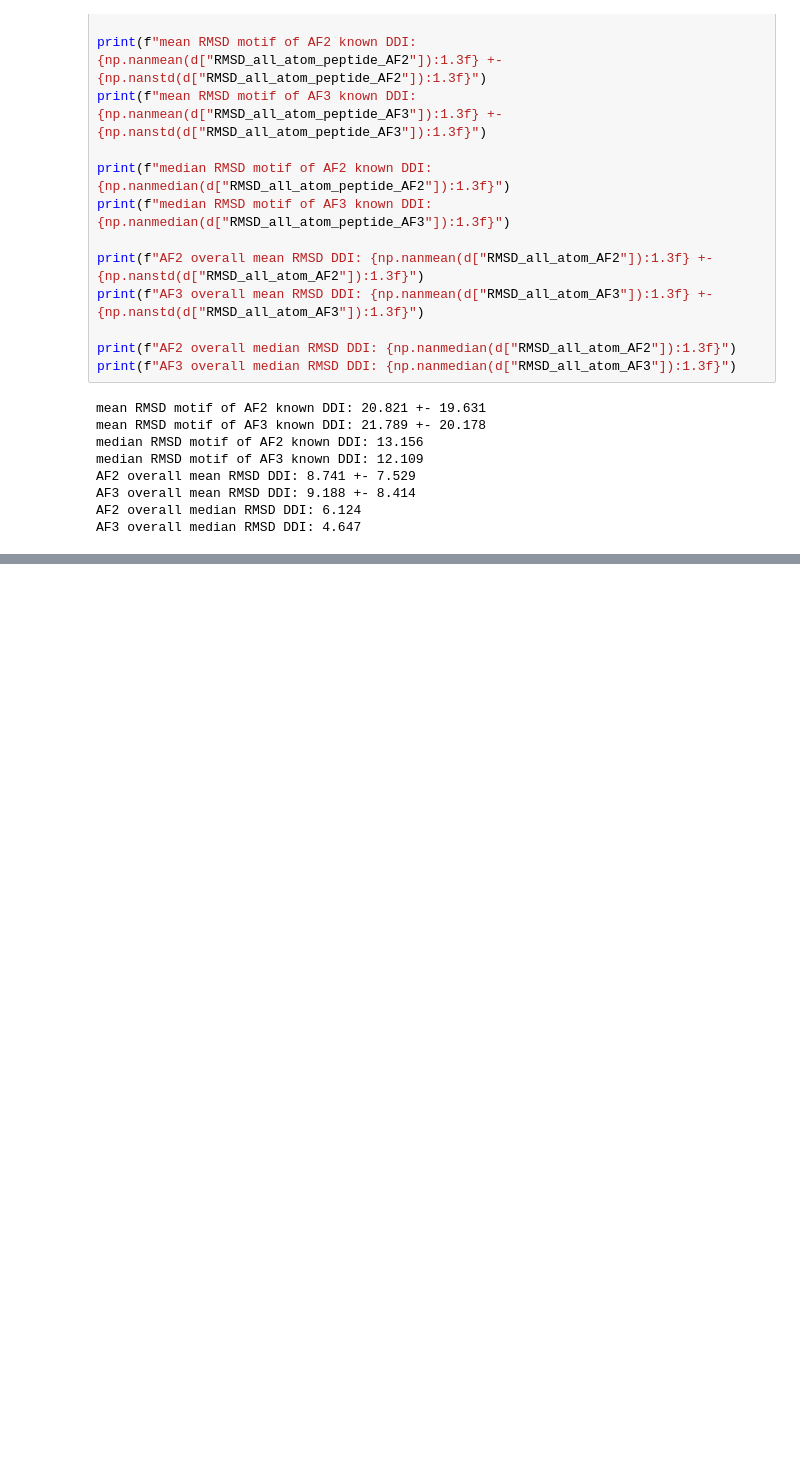
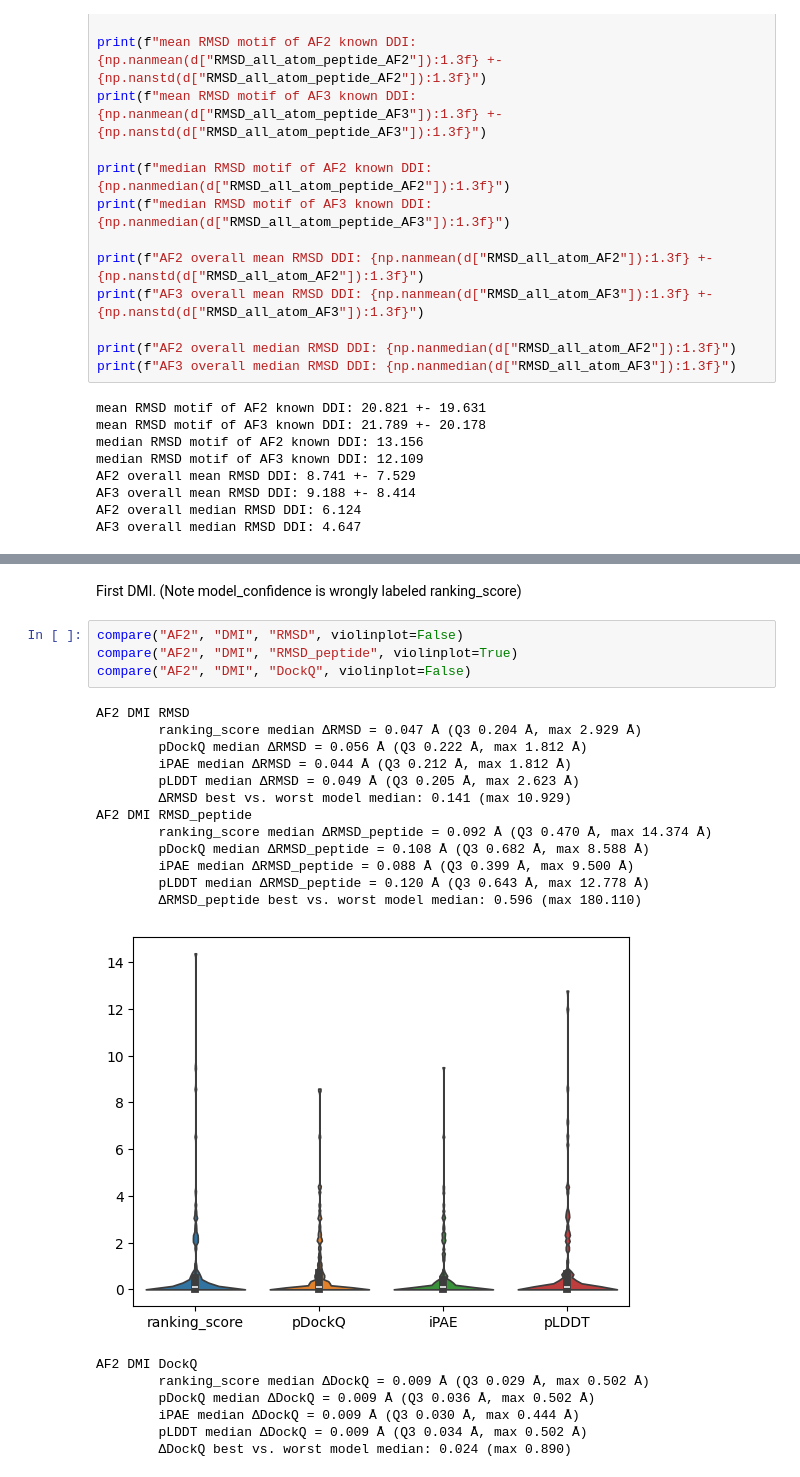
Before and after one commit to andreasmz/bachelorthesis, a Jupyter notebook: AlphaFold/Benchmark set.ipynb, the cells around one changed output, grey strips where cells are left out. Cells and saved outputs as stored; diff of their text form; blank space fills up the shorter version.

```diff
--- a/AlphaFold/Benchmark set.ipynb
+++ b/AlphaFold/Benchmark set.ipynb
@@ -556,0 +812,26 @@ AF3 overall median RMSD DDI: 4.647
+# %% [markdown]
+First DMI. (Note model_confidence is wrongly labeled ranking_score)
+# %%
+compare("AF2", "DMI", "RMSD", violinplot=False)
+compare("AF2", "DMI", "RMSD_peptide", violinplot=True)
+compare("AF2", "DMI", "DockQ", violinplot=False)
+# %% [output]
+AF2 DMI RMSD
+        ranking_score median ΔRMSD = 0.047 Å (Q3 0.204 Å, max 2.929 Å)
+        pDockQ median ΔRMSD = 0.056 Å (Q3 0.222 Å, max 1.812 Å)
+        iPAE median ΔRMSD = 0.044 Å (Q3 0.212 Å, max 1.812 Å)
+        pLDDT median ΔRMSD = 0.049 Å (Q3 0.205 Å, max 2.623 Å)
+        ΔRMSD best vs. worst model median: 0.141 (max 10.929)
+AF2 DMI RMSD_peptide
+        ranking_score median ΔRMSD_peptide = 0.092 Å (Q3 0.470 Å, max 14.374 Å)
+        pDockQ median ΔRMSD_peptide = 0.108 Å (Q3 0.682 Å, max 8.588 Å)
+        iPAE median ΔRMSD_peptide = 0.088 Å (Q3 0.399 Å, max 9.500 Å)
+        pLDDT median ΔRMSD_peptide = 0.120 Å (Q3 0.643 Å, max 12.778 Å)
+        ΔRMSD_peptide best vs. worst model median: 0.596 (max 180.110)
+[figure, added]
+AF2 DMI DockQ
+        ranking_score median ΔDockQ = 0.009 Å (Q3 0.029 Å, max 0.502 Å)
+        pDockQ median ΔDockQ = 0.009 Å (Q3 0.036 Å, max 0.502 Å)
+        iPAE median ΔDockQ = 0.009 Å (Q3 0.030 Å, max 0.444 Å)
+        pLDDT median ΔDockQ = 0.009 Å (Q3 0.034 Å, max 0.502 Å)
+        ΔDockQ best vs. worst model median: 0.024 (max 0.890)
```
Also changed, not shown: parts of 17 cells of this notebook, 1 other file.
